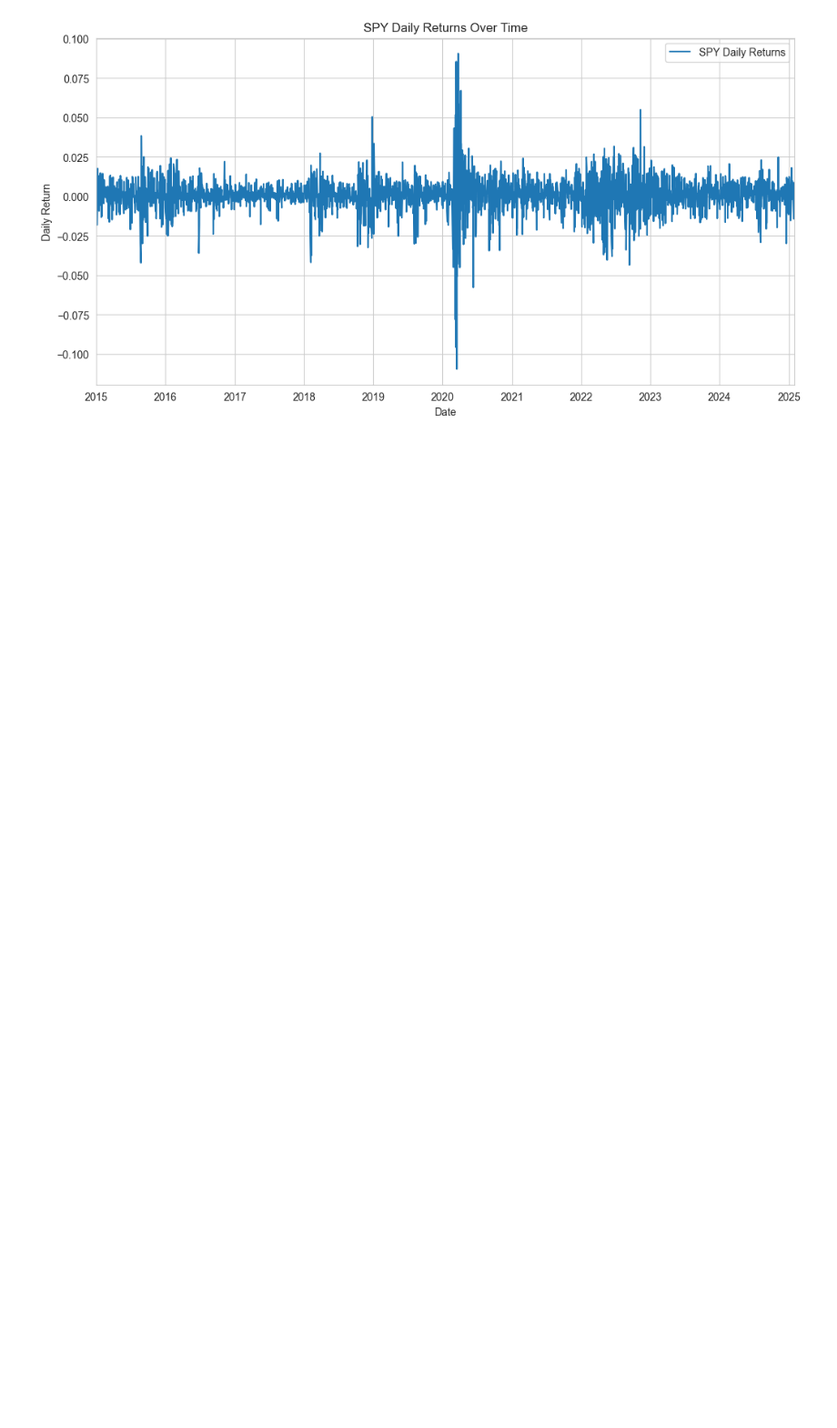
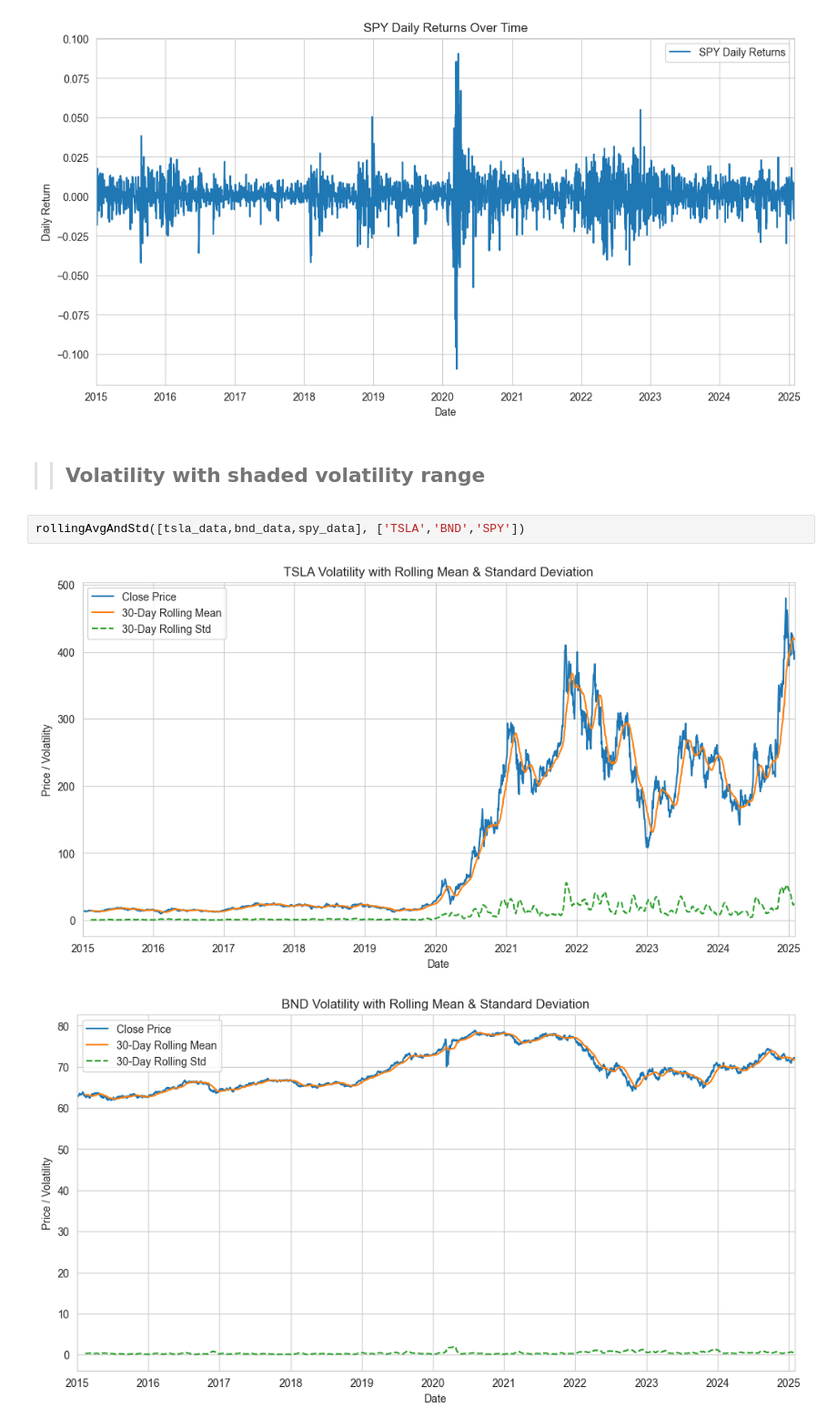
Before and after one commit to hanaDemma/Time-Series-Forecasting-for-Portfolio-Management-Optimization, a Jupyter notebook: notebooks/portfolioManagement.ipynb, the cells around one changed output. Shown: that part at 91% size. Saved outputs shown, nothing was run; the diff lists cells and outputs as text; blank space fills up the shorter version.

Commit message:
Volatility with shaded volatility range

```diff
--- a/notebooks/portfolioManagement.ipynb
+++ b/notebooks/portfolioManagement.ipynb
@@ -289,3 +289,10 @@ dailyReturn([tsla_data,bnd_data,spy_data], ['TSLA','BND','SPY'])
 [figure]
 [figure]
 [figure]
+# %% [markdown]
+>> ## Volatility with shaded volatility range
+# %%
+rollingAvgAndStd([tsla_data,bnd_data,spy_data], ['TSLA','BND','SPY'])
+# %% [output]
+[figure, added]
+[figure, added]
```
Also changed, not shown: parts of 5 cells of this notebook, 1 other file.
